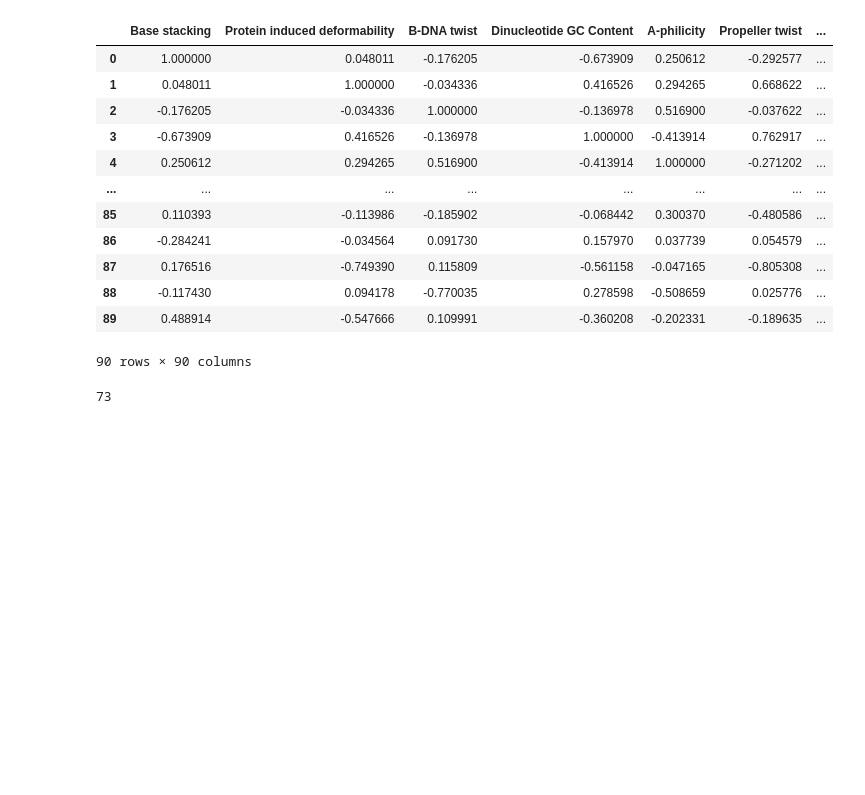
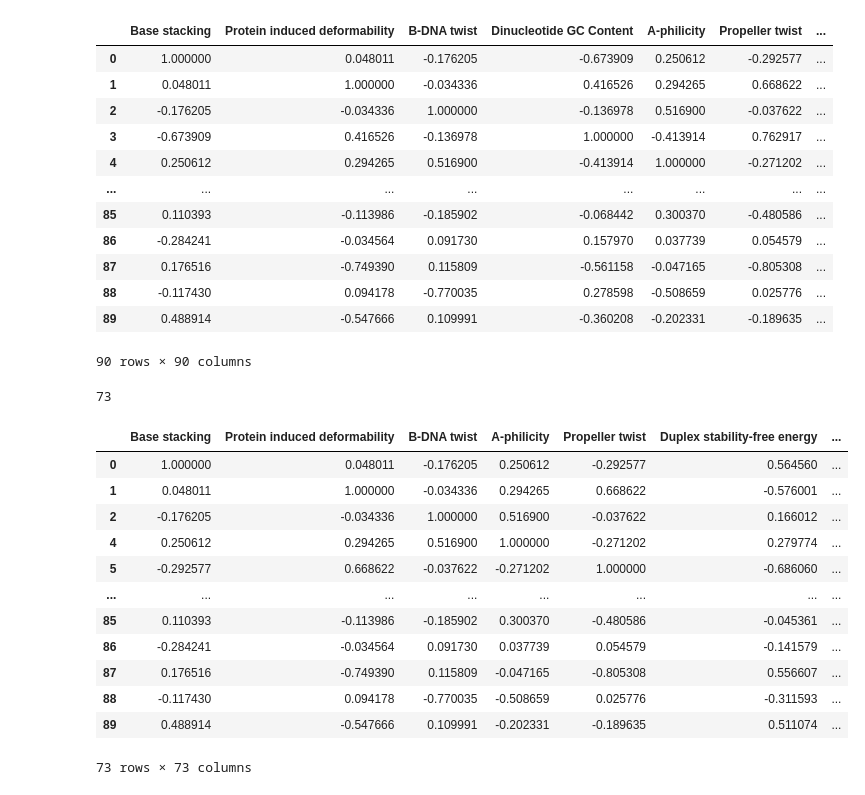
Before and after one commit to Dinesh-Adhithya-H/Bioinformatics, a Jupyter notebook: Dropping_columns.ipynb, the cells around one changed output. Cells and saved outputs as stored; diff of their text form; code cells hidden in the pictures; blank space fills up the shorter version.

```diff
--- a/Dropping_columns.ipynb
+++ b/Dropping_columns.ipynb
@@ -78,3 +78,19 @@ while n<10000:
 len(d1.index)
 # %% [output]
 73
+# %%
+d1
+# %% [output]
+|  | Base stacking | Protein induced deformability | B-DNA twist | A-philicity | Propeller twist | Duplex stability-free energy | ... |
+| 0 | 1.000000 | 0.048011 | -0.176205 | 0.250612 | -0.292577 | 0.564560 | ... |
+| 1 | 0.048011 | 1.000000 | -0.034336 | 0.294265 | 0.668622 | -0.576001 | ... |
+| 2 | -0.176205 | -0.034336 | 1.000000 | 0.516900 | -0.037622 | 0.166012 | ... |
+| 4 | 0.250612 | 0.294265 | 0.516900 | 1.000000 | -0.271202 | 0.279774 | ... |
+| 5 | -0.292577 | 0.668622 | -0.037622 | -0.271202 | 1.000000 | -0.686060 | ... |
+| ... | ... | ... | ... | ... | ... | ... | ... |
+| 85 | 0.110393 | -0.113986 | -0.185902 | 0.300370 | -0.480586 | -0.045361 | ... |
+| 86 | -0.284241 | -0.034564 | 0.091730 | 0.037739 | 0.054579 | -0.141579 | ... |
+| 87 | 0.176516 | -0.749390 | 0.115809 | -0.047165 | -0.805308 | 0.556607 | ... |
+| 88 | -0.117430 | 0.094178 | -0.770035 | -0.508659 | 0.025776 | -0.311593 | ... |
+| 89 | 0.488914 | -0.547666 | 0.109991 | -0.202331 | -0.189635 | 0.511074 | ... |
+73 rows × 73 columns
```
